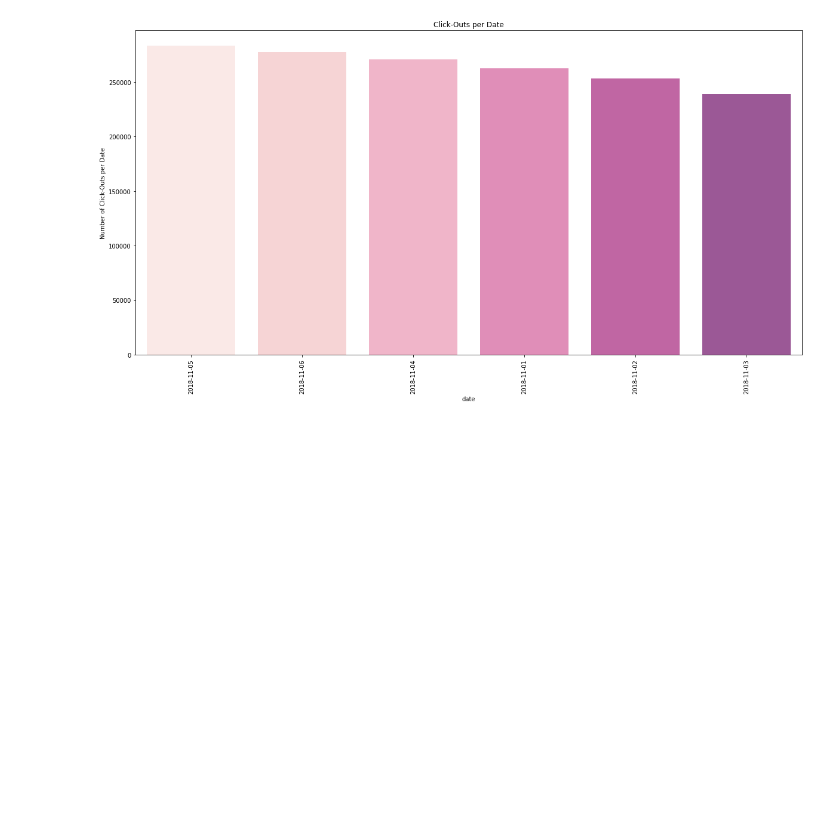
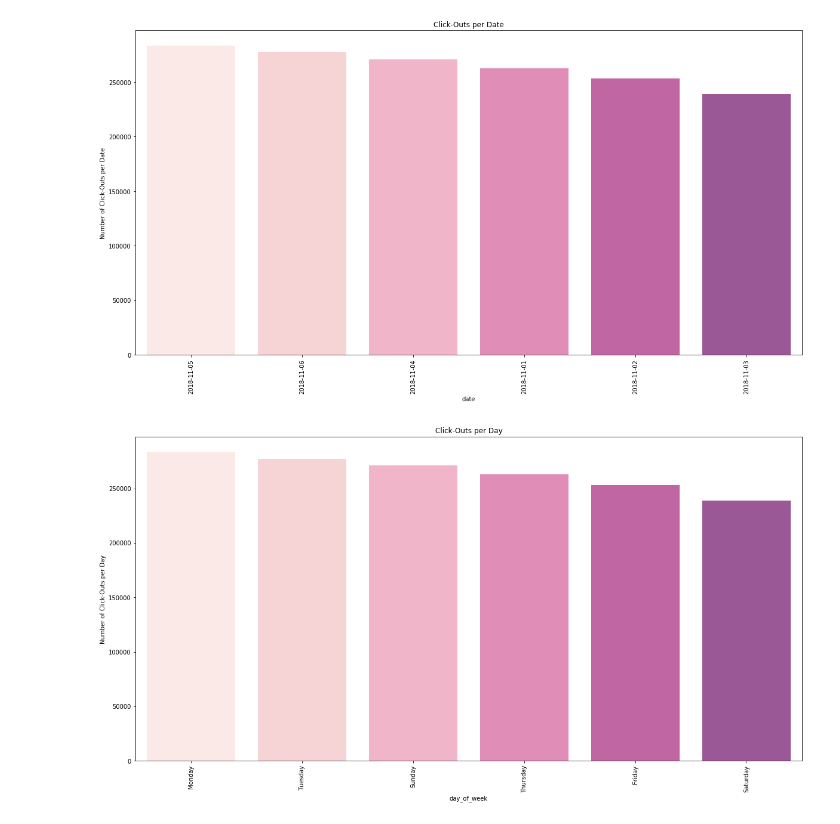
Before and after one commit to fpleoni/where_do_we_go_from_here, a Jupyter notebook: jupyter_notebooks/exploratory_data_analysis.ipynb, the cells around one changed output. Cells and saved outputs as stored; diff of their text form; code cells hidden in the pictures; blank space fills up the shorter version.

```diff
--- a/jupyter_notebooks/exploratory_data_analysis.ipynb
+++ b/jupyter_notebooks/exploratory_data_analysis.ipynb
@@ -298,10 +298,12 @@ plt.show()
 # %% [output]
 [figure]
 # %%
-# D and Clickouts
+# Day of Week and Clickouts
 plt.figure(figsize = (20, 10))
-sns.countplot(trivago_clickout["date"], alpha = .70, palette = "RdPu", order = trivago_clickout.date.value_counts().iloc[:20].index)
-plt.title("Click-Outs per Date")
+sns.countplot(trivago_clickout["day_of_week"], alpha = .70, palette = "RdPu", order = trivago_clickout.day_of_week.value_counts().iloc[:20].index)
+plt.title("Click-Outs per Day")
 plt.xticks(rotation = "vertical")
-plt.ylabel("Number of Click-Outs per Date")
+plt.ylabel("Number of Click-Outs per Day")
 plt.show()
+# %% [output]
+[figure, added]
```
Also changed, not shown: parts of 15 cells of this notebook.
